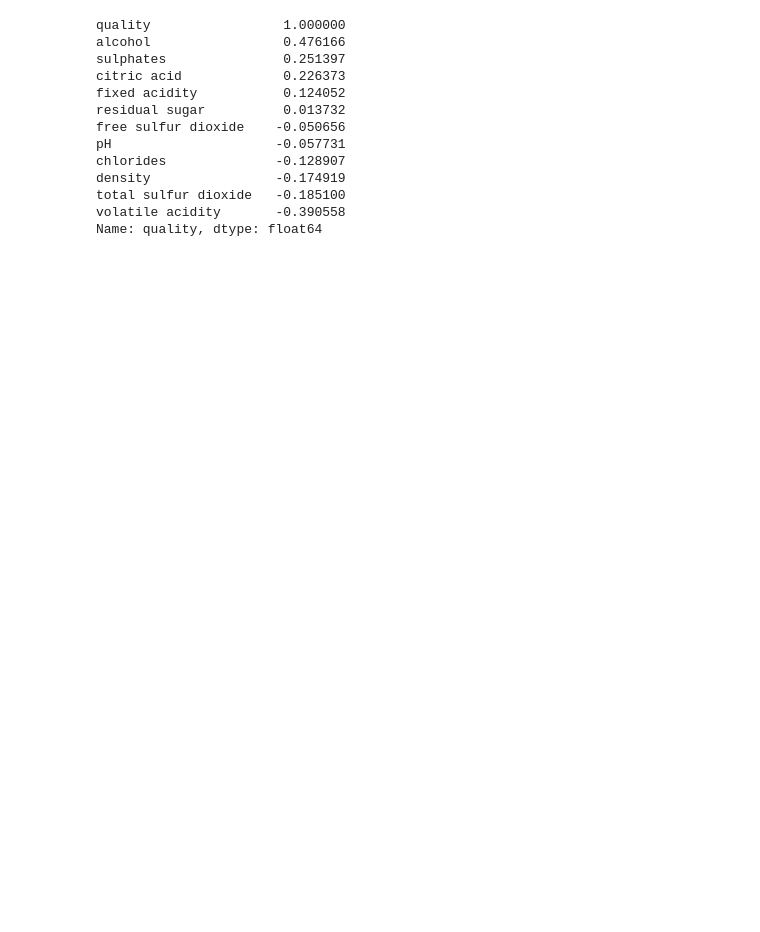
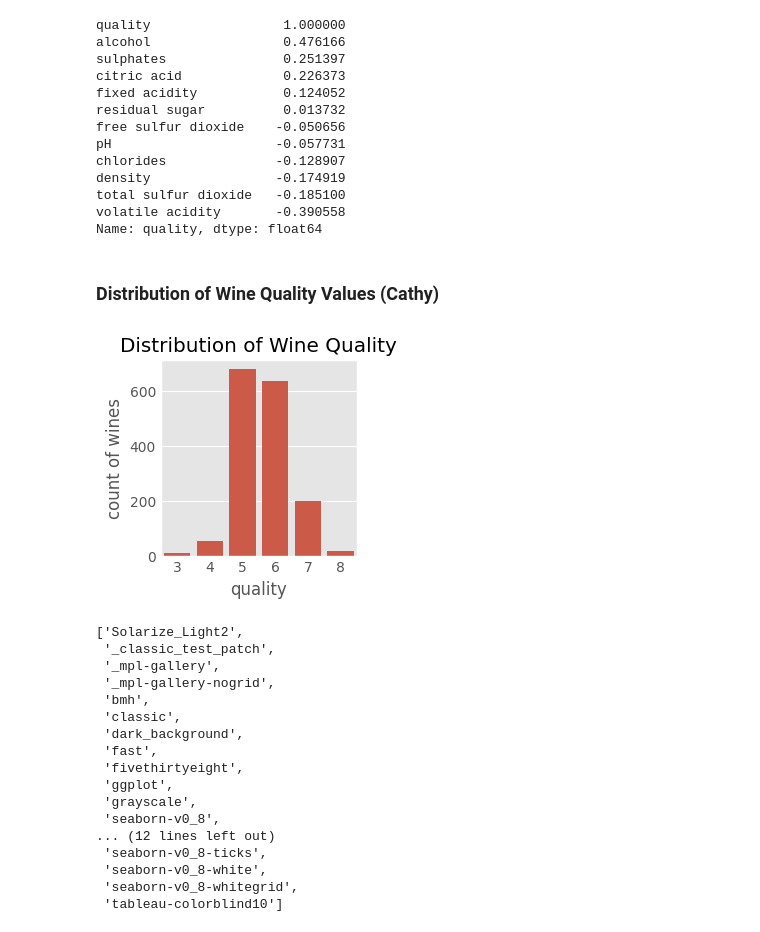
Before and after one commit to McRicecorn/NeuronaleNetze_WineQuality, a Jupyter notebook: Project1_Wine.ipynb, the cells around one changed output. Drawn from its saved outputs; the diff is of its cells as text; code cells hidden in the pictures; blank space fills up the shorter version.

```diff
--- a/Project1_Wine.ipynb
+++ b/Project1_Wine.ipynb
@@ -136,3 +152,36 @@ density                -0.174919
 total sulfur dioxide   -0.185100
 volatile acidity       -0.390558
 Name: quality, dtype: float64
+# %% [markdown]
+### Distribution of Wine Quality Values (Cathy)
+# %%
+import seaborn as sns
+import matplotlib.pyplot as plt
+
+sns.countplot(x="quality", data=df)                    #zählt die Einträge in Quality für jeden Wert
+plt.style.use("ggplot")
+plt.title("Distribution of Wine Quality")
+plt.xlabel("quality")
+plt.ylabel("count of wines")
+plt.show()
+
+plt.style.available
+# %% [output]
+[figure, added]
+['Solarize_Light2',
+ '_classic_test_patch',
+ '_mpl-gallery',
+ '_mpl-gallery-nogrid',
+ 'bmh',
+ 'classic',
+ 'dark_background',
+ 'fast',
+ 'fivethirtyeight',
+ 'ggplot',
+ 'grayscale',
+ 'seaborn-v0_8',
+... (12 lines left out)
+ 'seaborn-v0_8-ticks',
+ 'seaborn-v0_8-white',
+ 'seaborn-v0_8-whitegrid',
+ 'tableau-colorblind10']
```
Also changed, not shown: parts of 14 cells of this notebook.
